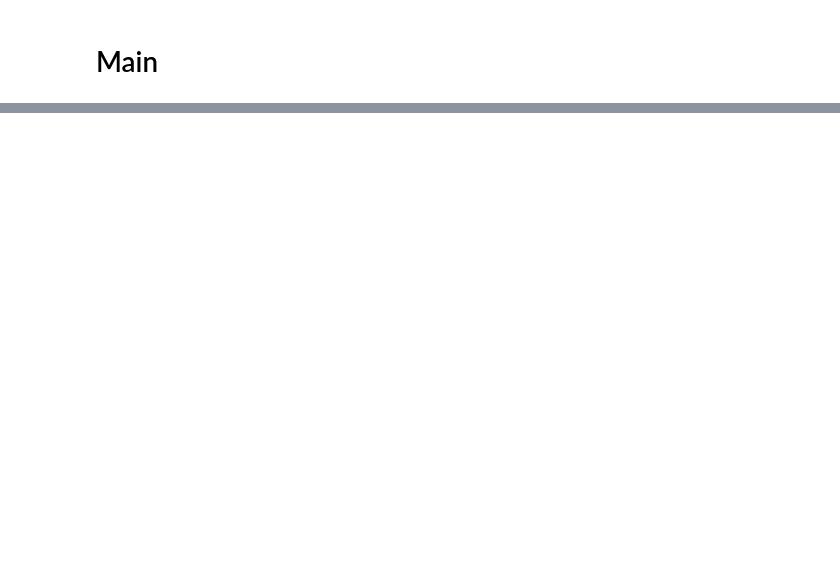
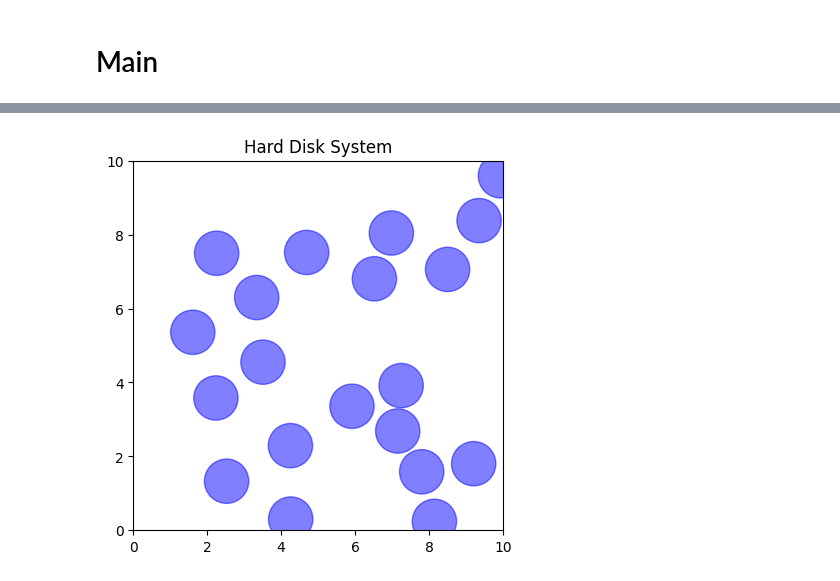
Before and after one commit to LuanMs1/tcc-markov-chain, a Jupyter notebook: tcc_markov_chain/hard_disck_periodic.ipynb, the cells around one changed output, grey strips where cells are left out. Cells and saved outputs as stored; diff of their text form; code cells hidden in the pictures; blank space fills up the shorter version.

```diff
--- a/tcc_markov_chain/hard_disck_periodic.ipynb
+++ b/tcc_markov_chain/hard_disck_periodic.ipynb
@@ -76,0 +119,21 @@ array([0.        , 0.        , 0.        , 0.        , 0.        ,
+# %%
+box_size = 10
+particle_radius=0.6
+n_particles=20
+n_steps = int(1e3)
+n_bins=int(1e3)
+
+sys = HardDiskSystem(box_size=box_size, particle_radius=particle_radius, n_particles=n_particles)
+sim_mc = MarkovChain(system=deepcopy(sys),delta_x=particle_radius/2)
+
+bin_size = sim_mc.sys.box_size / (2*n_bins)
+bins = np.linspace(0, sim.sys.box_size/2, n_bins + 1)
+for step in sim_mc.run(eval_fn=lambda x: rdf(x,n_bins=n_bins),n_steps=n_steps):
+    bins+=step
+
+#ploting
+bins_centers = (np.arange(n_bins) * bin_size) + (bin_size / 2)
+bins_normalization = (bins_centers * np.pi * bin_size * 2 * n_steps * n_particles *np.pi*particle_radius)
+bins /= bins_normalization
+fig, axes = plt.subplots(1,2,figsize=(20,10))
+axes[0].plot(bins_centers, bins, linestyle='-')
@@ -76,0 +163,4 @@ array([0.        , 0.        , 0.        , 0.        , 0.        ,
+# %%
+sim_mc.sys.plot_system()
+# %% [output]
+[figure, added]
```
Also changed, not shown: parts of 16 cells of this notebook, 3 other files.
